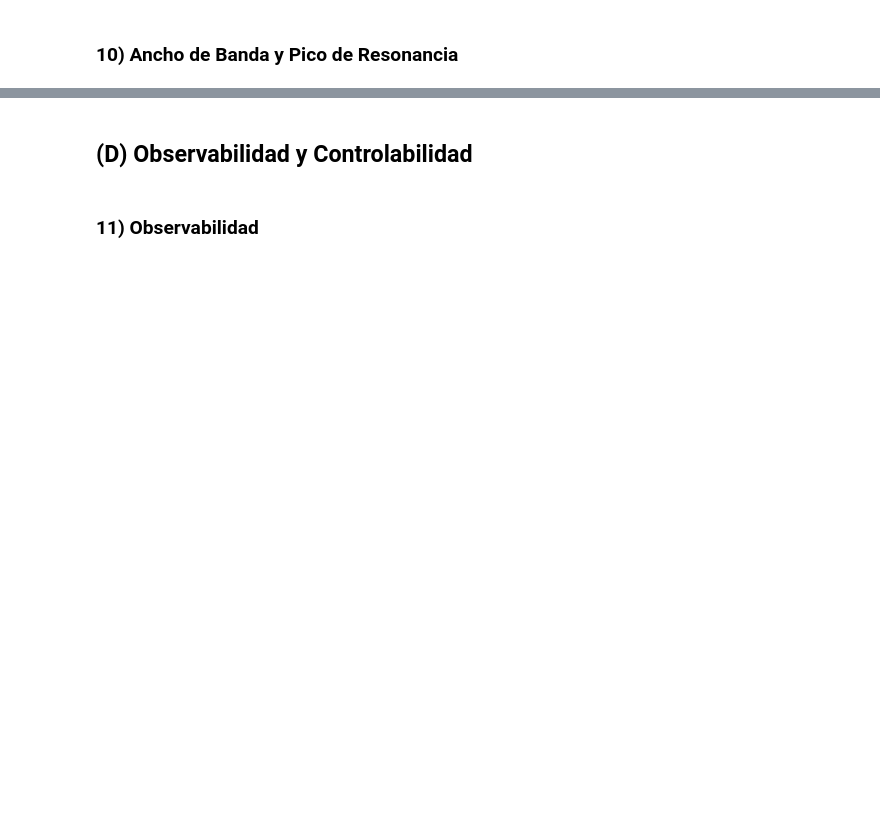
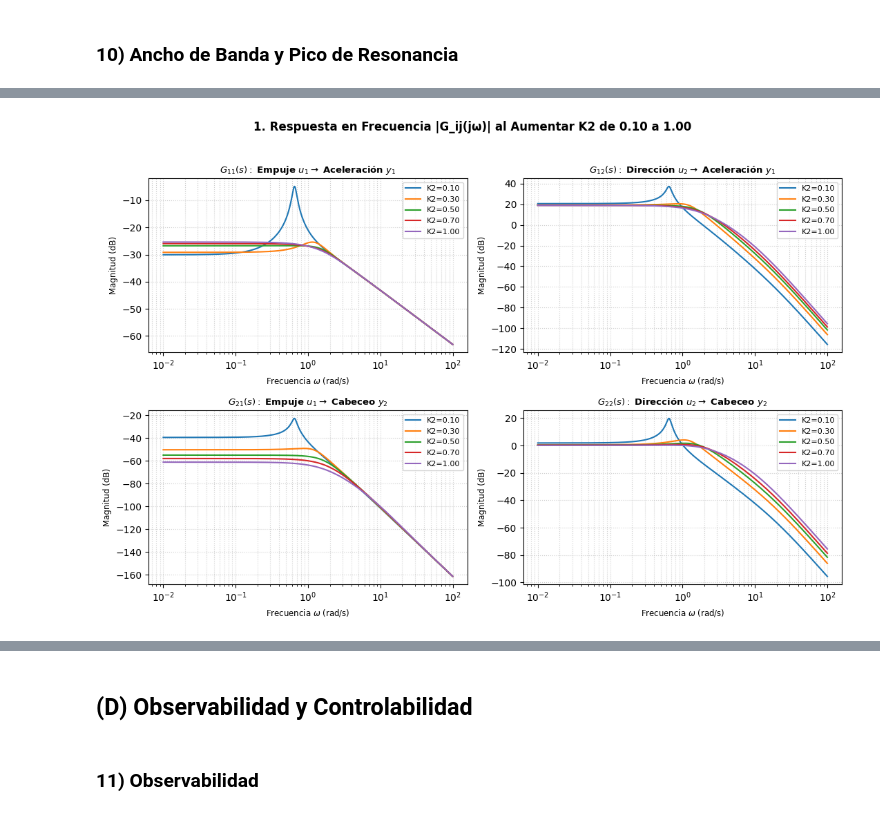
Before and after one commit to Cheps01/rocket-model, a Jupyter notebook: analysis.ipynb, the cells around one changed output, grey strips where cells are left out. Saved outputs shown, nothing was run; the diff lists cells and outputs as text; code cells hidden in the pictures; blank space fills up the shorter version.

```diff
--- a/analysis.ipynb
+++ b/analysis.ipynb
@@ -501,0 +600,42 @@ plt.show()
+# %%
+k2_values = [0.10, 0.30, 0.50, 0.70, 1.00]
+K1 = 1.0
+
+fig1, axs1 = plt.subplots(2, 2, figsize=(11, 7.5))
+fig1.suptitle("1. Respuesta en Frecuencia |G_ij(jω)| al Aumentar K2 de 0.10 a 1.00",
+              fontsize=12, fontweight='bold', y=0.98)
+
+
+titulos_canales = [
+    [r"$G_{11}(s):$ Empuje $u_1 \rightarrow$ Aceleración $y_1$", r"$G_{12}(s):$ Dirección $u_2 \rightarrow$ Aceleración $y_1$"],
+    [r"$G_{21}(s):$ Empuje $u_1 \rightarrow$ Cabeceo $y_2$", r"$G_{22}(s):$ Dirección $u_2 \rightarrow$ Cabeceo $y_2$"]
+]
+
+for i in range(2):
+    for j in range(2):
+        ax = axs1[i, j]
+
+        for val in k2_values:
+            A_k, B_k, C_k, D_k = numeric_matrixes(A, B, C, D, {k1: K1, k2: val})
+            matAk = sp.Matrix(A_k)
+            matBk = sp.Matrix(B_k)
+            matCk = sp.Matrix(C_k)
+            matDk = sp.Matrix(D_k)
+            sys_ij = signal.StateSpace(matAk, matBk[:,j], matCk[i,:], matDk[i,j])
+            tf_ij = signal.TransferFunction(sys_ij)
+
+            mags = np.abs(np.polyval(tf_ij.num, 1j*w_vec) / np.polyval(tf_ij.den, 1j*w_vec))
+            dbs = 20 * np.log10(mags)
+
+            ax.semilogx(w_vec, dbs, label=f'K2={val:.2f}', linewidth=1.5)
+
+        ax.set_title(titulos_canales[i][j], fontsize=9.5, fontweight='bold')
+        ax.set_xlabel(r"Frecuencia $\omega$ (rad/s)", fontsize=8.5)
+        ax.set_ylabel("Magnitud (dB)", fontsize=8.5)
+        ax.grid(True, which="both", linestyle=':', alpha=0.6)
+        ax.legend(fontsize=8, loc='best')
+
+plt.tight_layout(rect=[0, 0, 1, 0.96])
+plt.show()
+plt.close(fig1)
+# %% [output]
@@ -501,0 +644 @@ plt.show()
+[figure, added]
```
Also changed, not shown: parts of 18 cells of this notebook.
